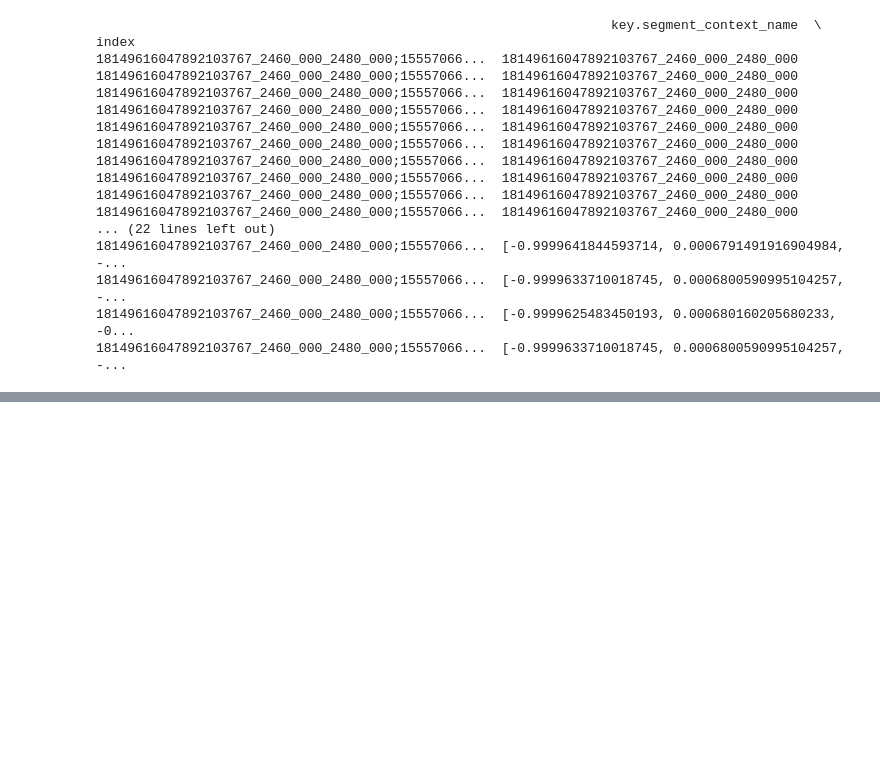
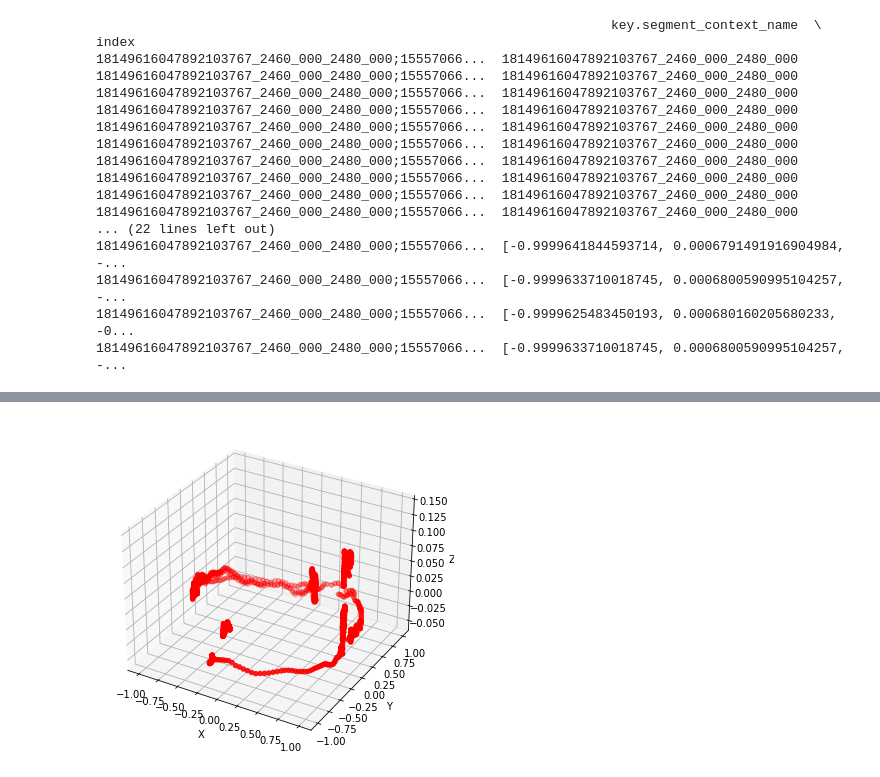
Before and after one commit to neehasajja/waymo-opendataset, a Jupyter notebook: testing/vehiclepose.ipynb, the cells around one changed output, grey strips where cells are left out. Cells and saved outputs as stored; diff of their text form; code cells hidden in the pictures; blank space fills up the shorter version.

```diff
--- a/testing/vehiclepose.ipynb
+++ b/testing/vehiclepose.ipynb
@@ -76,0 +203,18 @@ Schema metadata: {b'ARROW:schema': b'/////zgFAAAQAAAAAAAKAA4ABgAFAAgACgAAAAABBAA
+# %%
+import matplotlib.pyplot as plt
+
+# Extract the x, y, and z coordinates from the transform column of the DataFrame
+x_coords = [row[0] for row in df['[VehiclePoseComponent].world_from_vehicle.transform']]
+y_coords = [row[1] for row in df['[VehiclePoseComponent].world_from_vehicle.transform']]
+z_coords = [row[2] for row in df['[VehiclePoseComponent].world_from_vehicle.transform']]
+
+# Create a scatter plot with x, y, and z coordinates
+fig = plt.figure(figsize=(8, 6))
+ax = fig.add_subplot(111, projection='3d')
+ax.scatter(x_coords, y_coords, z_coords, c='r', marker='o')
+ax.set_xlabel('X')
+ax.set_ylabel('Y')
+ax.set_zlabel('Z')
+plt.show()
+# %% [output]
+[figure, added]
```
Also changed, not shown: parts of 8 cells of this notebook.
